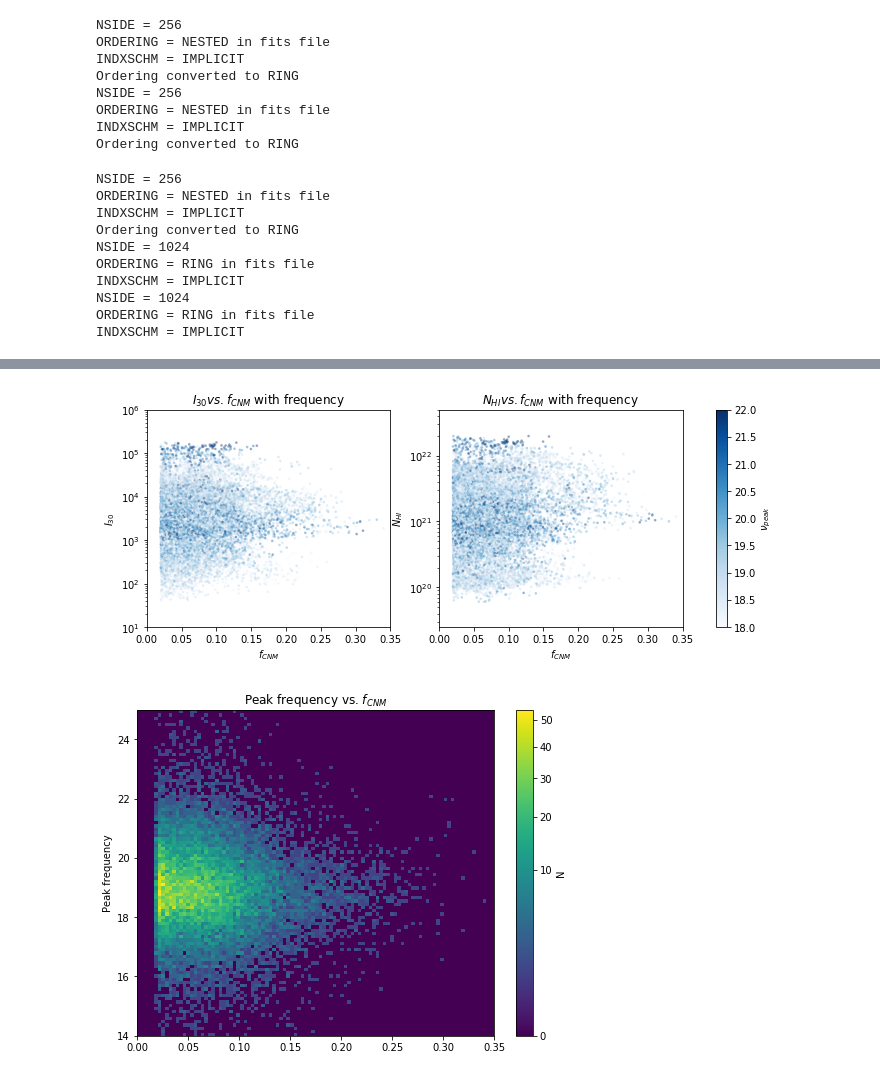
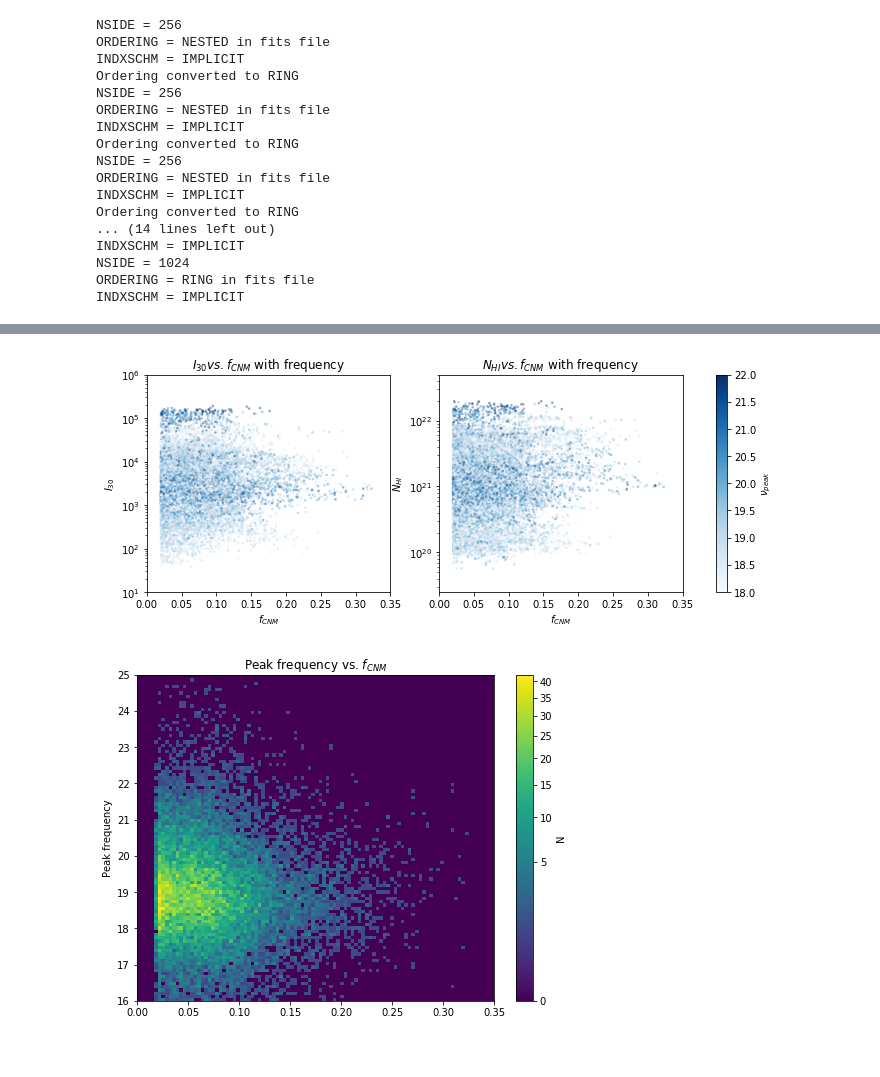
Before and after one commit to mdodici/AME-CNM, a Jupyter notebook: maps/SED work.ipynb, the cells around one changed output, grey strips where cells are left out. Cells and saved outputs as stored; diff of their text form; code cells hidden in the pictures.

Commit message:
adjusted normalization, added some lines

```diff
--- a/maps/SED work.ipynb
+++ b/maps/SED work.ipynb
@@ -24,7 +25,10 @@ from scipy import stats
 m = hp.read_map('COM_CompMap_AME-commander_0256_R2.00.fits', field=1, hdu=1)    #reads mean amplitude primary map
 nu_p = hp.read_map('COM_CompMap_AME-commander_0256_R2.00.fits', field=4, hdu=1) #reads mean peak freqeuncy primary map
 n = hp.read_map('COM_CompMap_AME-commander_0256_R2.00.fits', field=1, hdu=2)    #same secondary map
-hdu = fits.open("COM_CompMap_AME-commander_0256_R2.00.fits")                    #opens map header for frequency template
+A_d = hp.read_map('COM_CompMap_dust-commander_0256_R2.00 (2).fits', field=0)
+T_d = hp.read_map('COM_CompMap_dust-commander_0256_R2.00 (2).fits', field=1)
+B_d = hp.read_map('COM_CompMap_dust-commander_0256_R2.00 (2).fits', field=2)
+hdu = fits.open("COM_CompMap_AME-commander_0256_R2.00.fits")                #opens map header for frequency template
 data = hdu[3].data                                                              #takes array from hdu[3]
 nu_sd = np.array([i[0] for i in data])                                          #creates an array of template frequency
 f = np.array([i[1] for i in data])                                              #creates an array of spdust2 spectrum
@@ -41,16 +45,15 @@ NSIDE = 256
 ORDERING = NESTED in fits file
 INDXSCHM = IMPLICIT
 Ordering converted to RING
+NSIDE = 256
+ORDERING = NESTED in fits file
+INDXSCHM = IMPLICIT
+Ordering converted to RING
+... (14 lines left out)
+INDXSCHM = IMPLICIT
+NSIDE = 1024
+ORDERING = RING in fits file
+INDXSCHM = IMPLICIT
-NSIDE = 256
-ORDERING = NESTED in fits file
-INDXSCHM = IMPLICIT
-Ordering converted to RING
-NSIDE = 1024
-ORDERING = RING in fits file
-INDXSCHM = IMPLICIT
-NSIDE = 1024
-ORDERING = RING in fits file
-INDXSCHM = IMPLICIT
 # %%
 def I(A1, A2, nu_p1, nu_sd, f, nu):
     ''' Calculate a specific intensity curve for a pixel at either a range or a specific value of nu. First three args
@@ -195,7 +215,7 @@ ax1[1].set_yscale('log')
 ax1[1].set_title(r'$N_{HI} vs. f_{CNM}$' + ' with frequency')
 
 fig2, ax2 = plt.subplots(figsize=(8,6))
-g = ax2.hist2d(fCNM, nup1, bins=100, range=[[0, .35], [14, 25]], norm=colors.PowerNorm(.4))
+g = ax2.hist2d(fCNM, nup1, bins=100, range=[[0, .35], [16, 25]], norm=colors.PowerNorm(.4))
 ax2.set_ylabel('Peak frequency')
 ax2.set_title('Peak frequency vs. ' + r'$f_{CNM}$')
 cbar2 = fig2.colorbar(g[3])
@@ -205,5 +225,5 @@ cbar2.set_label('N')
-[figure, old version]
+[figure, new version]
-[figure, old version]
+[figure, new version]
 # %%
 r = a1/a2
 fa1 = a1/(a1+a2)
```
Also changed, not shown: parts of 9 cells of this notebook.
